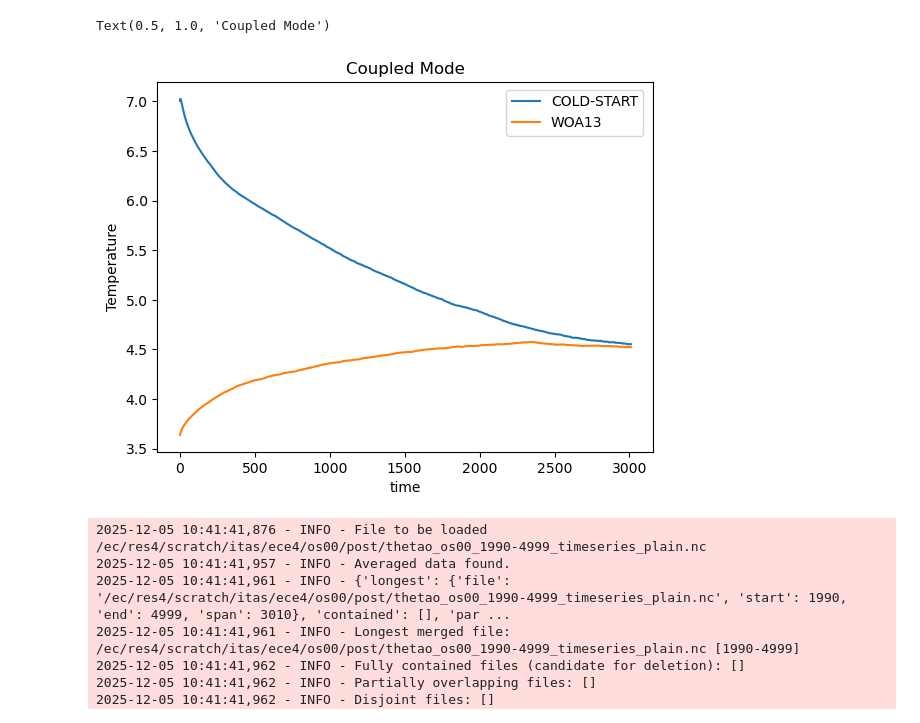
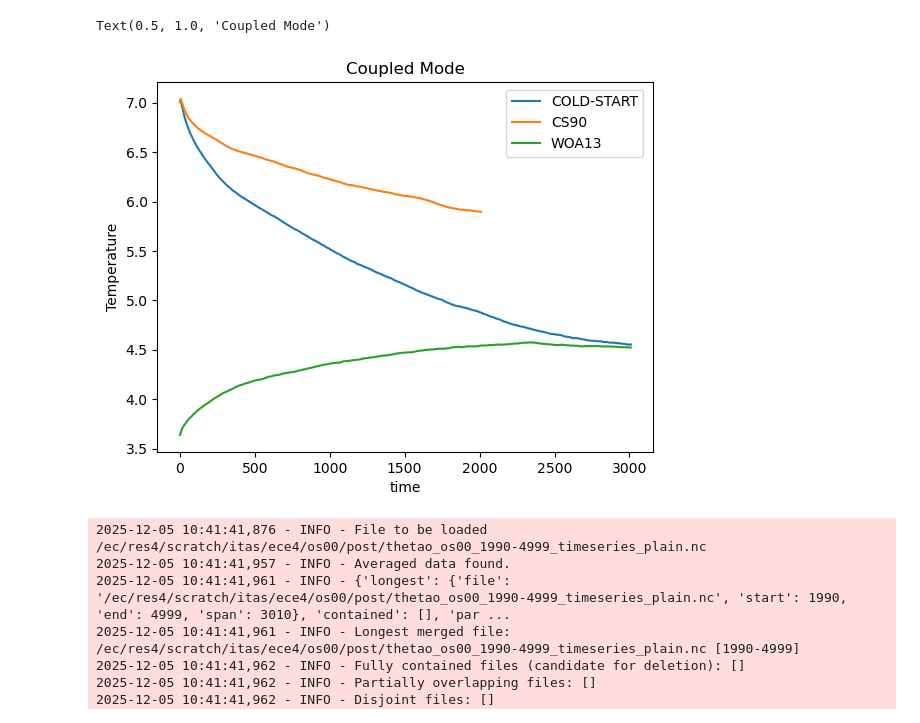
Before and after one commit to asozza/ecearth-outpost, a Jupyter notebook: notebooks/test_timeseries.ipynb, the cells around one changed output. Drawn from its saved outputs; the diff is of its cells as text; code cells hidden in the pictures.

```diff
--- a/notebooks/test_timeseries.ipynb
+++ b/notebooks/test_timeseries.ipynb
@@ -6,6 +6,7 @@ import matplotlib.pyplot as plt
 from ecpost.core.graphics.timeseries import timeseries
 # %%
 timeseries(expname='cs00', startyear=1990, endyear=4999, varname='thetao', avetype='moving', label='COLD-START')
+timeseries(expname='cs90', startyear=1990, endyear=3999, varname='thetao', avetype='moving', label='CS90')
 timeseries(expname='cw00', startyear=1990, endyear=4999, varname='thetao', avetype='moving', label='WOA13')
 plt.legend(
     bbox_to_anchor=(0.98, 0.98),  # x, y coordinates for legend placement
@@ -21,5 +24,5 @@ plt.title('Coupled Mode')
 Text(0.5, 1.0, 'Coupled Mode')
-[figure, old version]
+[figure, new version]
 # %%
 timeseries(expname='os00', startyear=1990, endyear=4999, varname='thetao', avetype='moving', label='COLD-START')
 timeseries(expname='ow00', startyear=1990, endyear=4999, varname='thetao', avetype='moving', label='WOA13')
```
Also changed, not shown: parts of 2 cells of this notebook, 1 other file.
